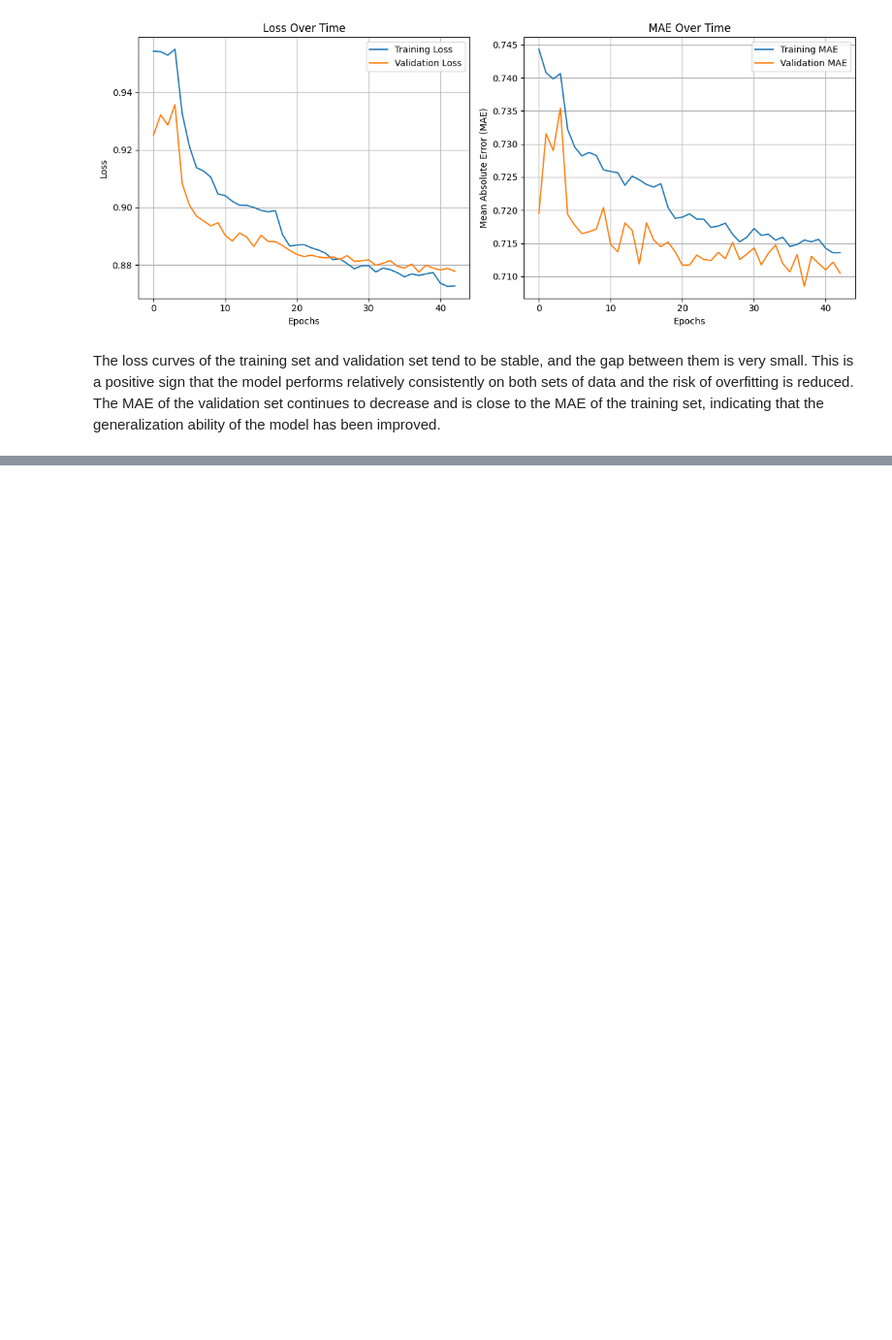
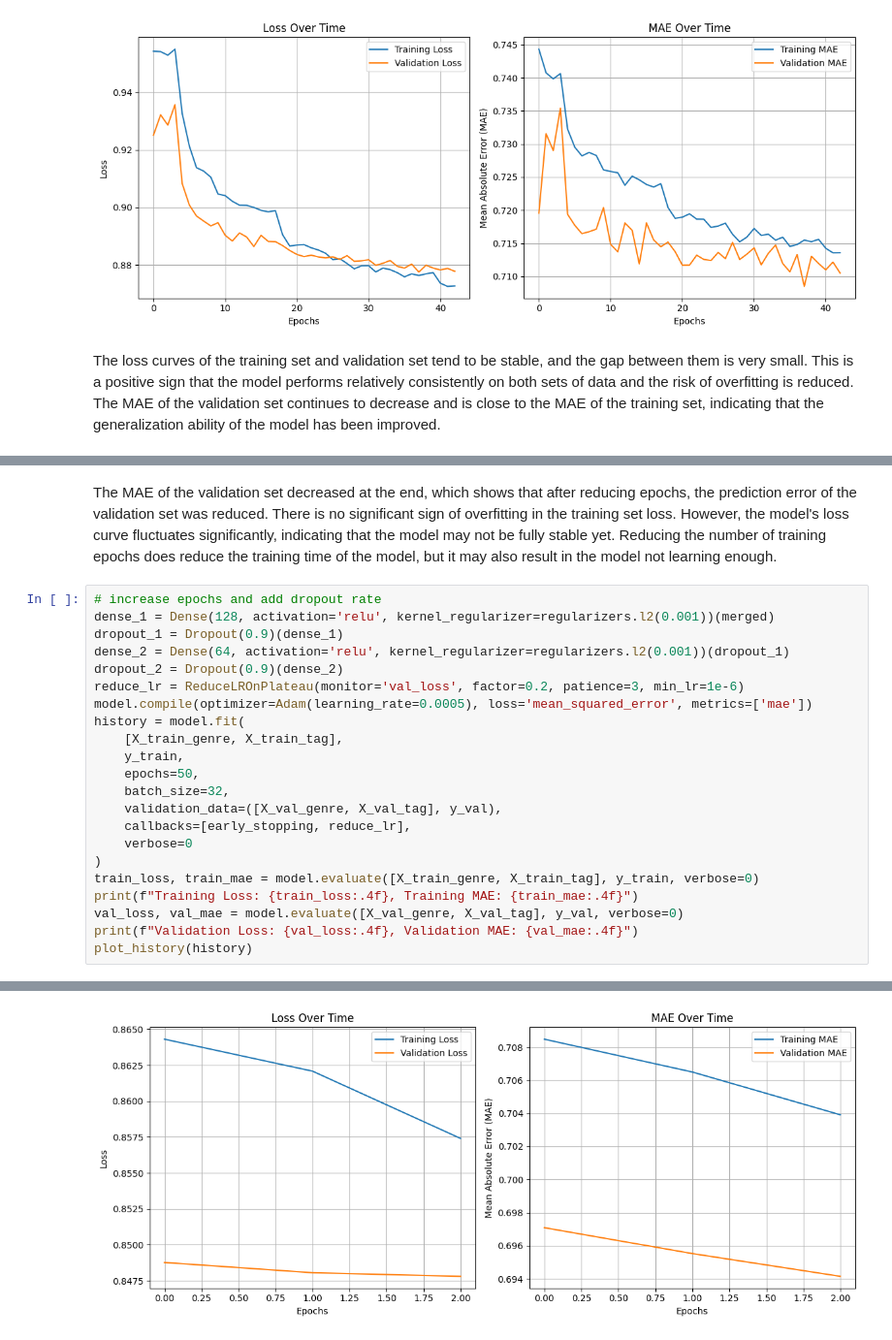
Before and after one commit to Charlottecool/Neural-Network-and-NLP-Based-Movie-Recommendation-System, a Jupyter notebook: Neural Network and NLP-Based Movie Recommendation System.ipynb, the cells around one changed output, grey strips where cells are left out. Shown at 97% size. Saved outputs shown, nothing was run; the diff lists cells and outputs as text; blank space fills up the shorter version.

```diff
--- a/Neural Network and NLP-Based Movie Recommendation System.ipynb
+++ b/Neural Network and NLP-Based Movie Recommendation System.ipynb
@@ -2067,0 +2090,26 @@ The MAE of the validation set continues to decrease and is close to the MAE of t
+# %% [markdown]
+The MAE of the validation set decreased at the end, which shows that after reducing epochs, the prediction error of the validation set was reduced. There is no significant sign of overfitting in the training set loss.
+However, the model's loss curve fluctuates significantly, indicating that the model may not be fully stable yet. Reducing the number of training epochs does reduce the training time of the model, but it may also result in the model not learning enough.
+# %%
+# increase epochs and add dropout rate
+dense_1 = Dense(128, activation='relu', kernel_regularizer=regularizers.l2(0.001))(merged)
+dropout_1 = Dropout(0.9)(dense_1)
+dense_2 = Dense(64, activation='relu', kernel_regularizer=regularizers.l2(0.001))(dropout_1)
+dropout_2 = Dropout(0.9)(dense_2)
+reduce_lr = ReduceLROnPlateau(monitor='val_loss', factor=0.2, patience=3, min_lr=1e-6)
+model.compile(optimizer=Adam(learning_rate=0.0005), loss='mean_squared_error', metrics=['mae'])
+history = model.fit(
+    [X_train_genre, X_train_tag],
+    y_train,
+    epochs=50,
+    batch_size=32,
+    validation_data=([X_val_genre, X_val_tag], y_val),
+    callbacks=[early_stopping, reduce_lr],
+    verbose=0
+)
+train_loss, train_mae = model.evaluate([X_train_genre, X_train_tag], y_train, verbose=0)
+print(f"Training Loss: {train_loss:.4f}, Training MAE: {train_mae:.4f}")
+val_loss, val_mae = model.evaluate([X_val_genre, X_val_tag], y_val, verbose=0)
+print(f"Validation Loss: {val_loss:.4f}, Validation MAE: {val_mae:.4f}")
+plot_history(history)
+# %% [output]
@@ -2067,0 +2118 @@ The MAE of the validation set continues to decrease and is close to the MAE of t
+[figure, added]
```
Also changed, not shown: parts of 6 cells of this notebook.
